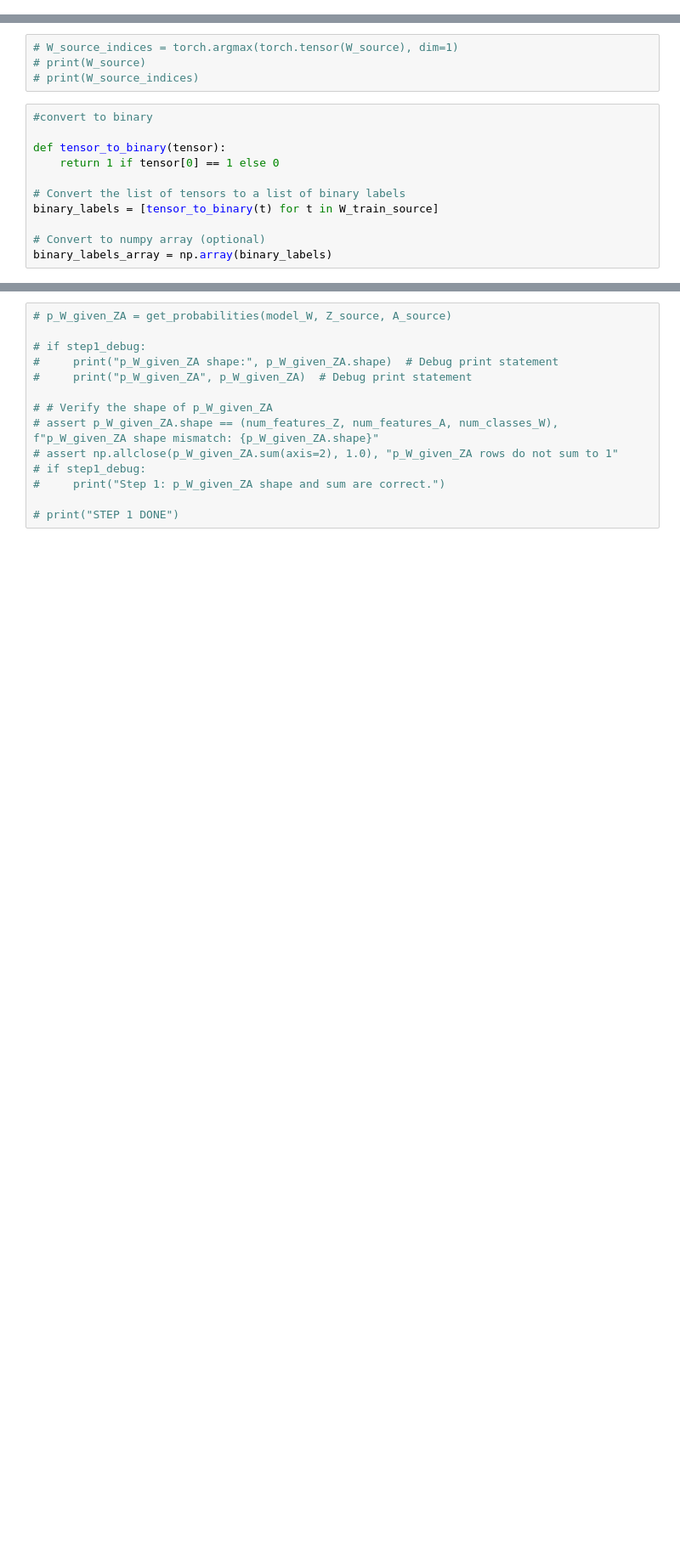
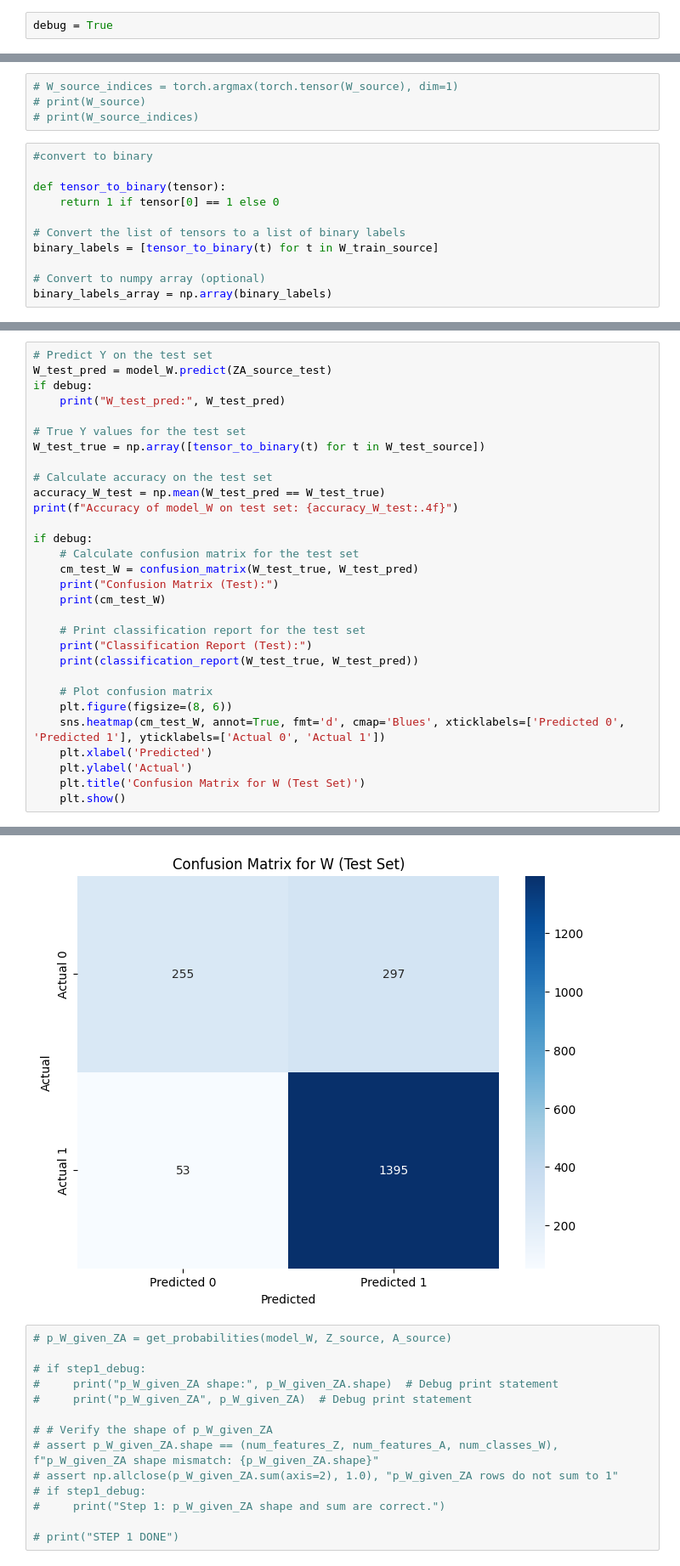
Before and after one commit to RickCollins/nnmfcausal, a Jupyter notebook: step1_testing.ipynb, the cells around one changed output, grey strips where cells are left out. Shown at 85% size. Saved outputs shown, nothing was run; the diff lists cells and outputs as text; blank space fills up the shorter version.

```diff
--- a/step1_testing.ipynb
+++ b/step1_testing.ipynb
@@ -22,3 +23,5 @@ import pandas as pd
+# %%
+debug = True
 # %%
 p_source = 0.8
 p_target = 0.2
@@ -613,2 +613,33 @@ plt.show()
 # %% [output]
 [figure]
+# %%
+# Predict Y on the test set
+W_test_pred = model_W.predict(ZA_source_test)
+if debug:
+    print("W_test_pred:", W_test_pred)
+
+# True Y values for the test set
+W_test_true = np.array([tensor_to_binary(t) for t in W_test_source])
+
+# Calculate accuracy on the test set
+accuracy_W_test = np.mean(W_test_pred == W_test_true)
+print(f"Accuracy of model_W on test set: {accuracy_W_test:.4f}")
+
+if debug:
+    # Calculate confusion matrix for the test set
+    cm_test_W = confusion_matrix(W_test_true, W_test_pred)
+    print("Confusion Matrix (Test):")
+    print(cm_test_W)
+
+    # Print classification report for the test set
+    print("Classification Report (Test):")
+    print(classification_report(W_test_true, W_test_pred))
+
+    # Plot confusion matrix
+    plt.figure(figsize=(8, 6))
+    sns.heatmap(cm_test_W, annot=True, fmt='d', cmap='Blues', xticklabels=['Predicted 0', 'Predicted 1'], yticklabels=['Actual 0', 'Actual 1'])
+    plt.xlabel('Predicted')
+    plt.ylabel('Actual')
+    plt.title('Confusion Matrix for W (Test Set)')
+    plt.show()
+# %% [output]
@@ -615,3 +660,4 @@ plt.show()
+[figure, added]
 # %%
 # p_W_given_ZA = get_probabilities(model_W, Z_source, A_source)
 
```
Also changed, not shown: parts of 73 cells of this notebook, 3 other files.
